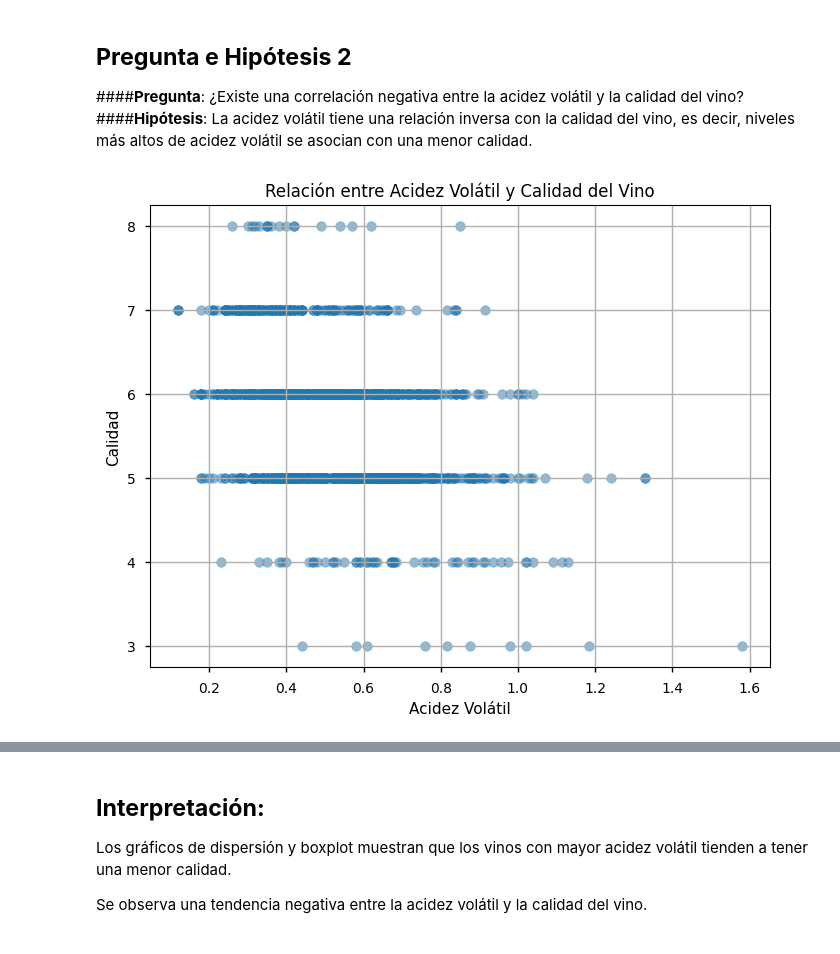
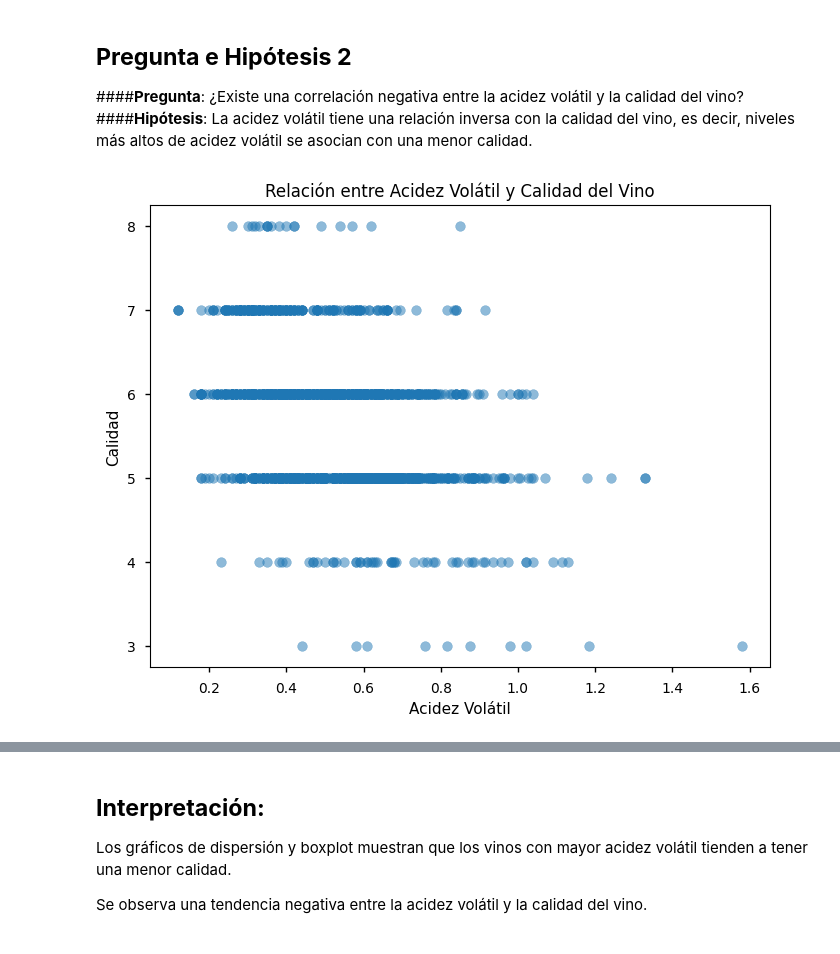
Before and after one commit to tdiego74/Clase_Data_Science_I_PBLC, a Jupyter notebook: ProyectoDS_ParteII_Tocci.ipynb, the cells around one changed output, grey strips where cells are left out. Saved outputs shown, nothing was run; the diff lists cells and outputs as text; code cells hidden in the pictures.

```diff
--- a/ProyectoDS_ParteII_Tocci.ipynb
+++ b/ProyectoDS_ParteII_Tocci.ipynb
@@ -235,14 +235,14 @@ La hipótesis de que los vinos con mayor contenido de alcohol tienden a tener un
 # %%
 # Scatterplot: Relación entre Acidez Volátil y Calidad del Vino (Bivariado)
 fig, ax = plt.subplots(figsize=(8, 6))
 ax.scatter(df['Acidez Volatil'], df['Calidad'], alpha=0.5)
 ax.set_title('Relación entre Acidez Volátil y Calidad del Vino')
 ax.set_xlabel('Acidez Volátil')
 ax.set_ylabel('Calidad')
-plt.grid(True)
+plt.grid(False)
 plt.show()
 # %% [output]
-[figure, old version]
+[figure, new version]
 # %%
 # Boxplot: Comparación de la Distribución de la Acidez Volátil entre Diferentes Calidades (Bivariado)
 fig, ax = plt.subplots(figsize=(8, 6))
```
Also changed, not shown: parts of 8 cells of this notebook.
